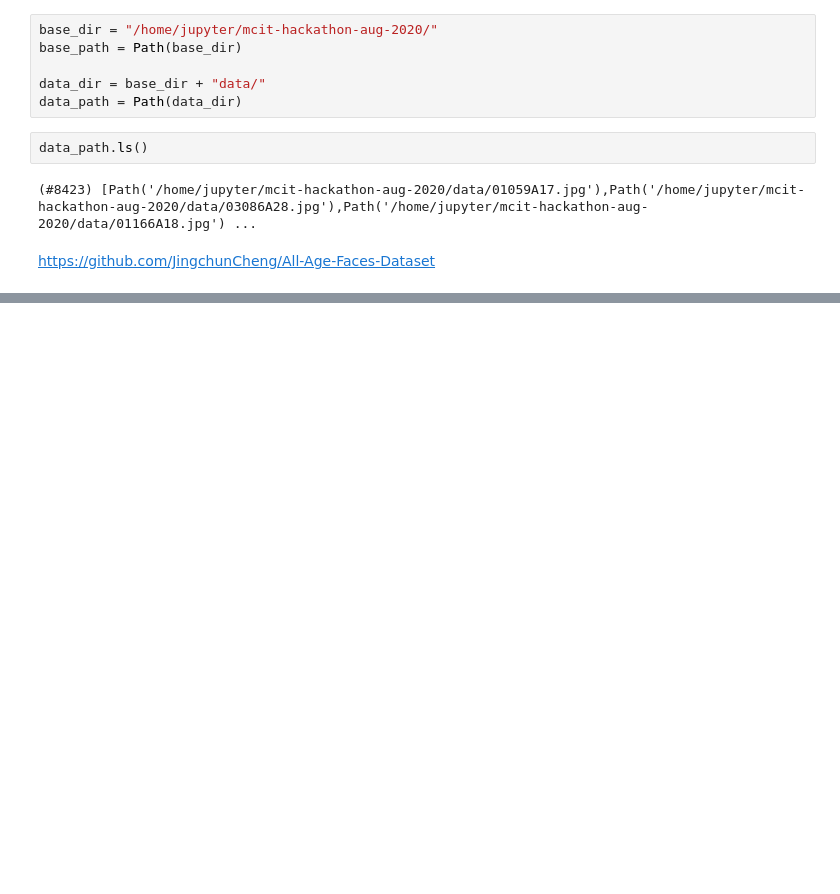
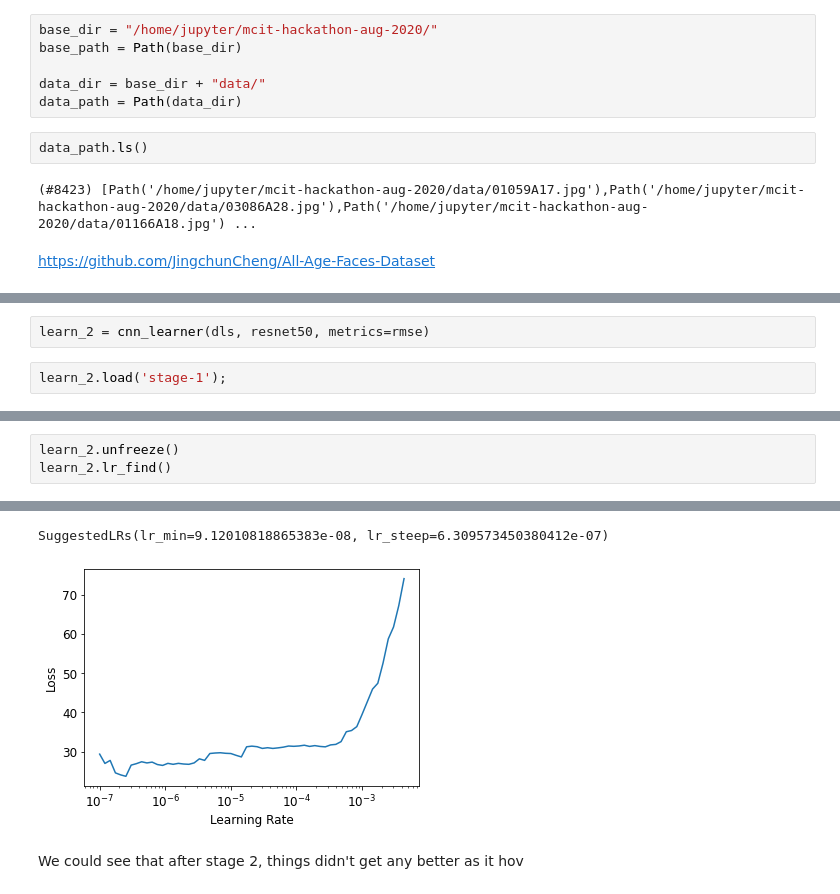
Before and after one commit to nikhilmaddirala/mcit-hackathon-2020, a Jupyter notebook: version 0-3.ipynb, the cells around one changed output, grey strips where cells are left out. Drawn from its saved outputs; the diff is of its cells as text; blank space fills up the shorter version.

```diff
--- a/version 0-3.ipynb
+++ b/version 0-3.ipynb
@@ -37,0 +139,4 @@ re.findall(r'(.+)_\d+.jpg$', fname.name)
+# %%
+learn_2 = cnn_learner(dls, resnet50, metrics=rmse)
+# %%
+learn_2.load('stage-1');
@@ -37,0 +173,4 @@ re.findall(r'(.+)_\d+.jpg$', fname.name)
+# %%
+learn_2.unfreeze()
+learn_2.lr_find()
+# %% [output]
@@ -37,0 +178,4 @@ re.findall(r'(.+)_\d+.jpg$', fname.name)
+SuggestedLRs(lr_min=9.12010818865383e-08, lr_steep=6.309573450380412e-07)
+[figure, added]
+# %% [markdown]
+We could see that after stage 2, things didn't get any better as it hov
```
Also changed, not shown: parts of 31 cells of this notebook.
